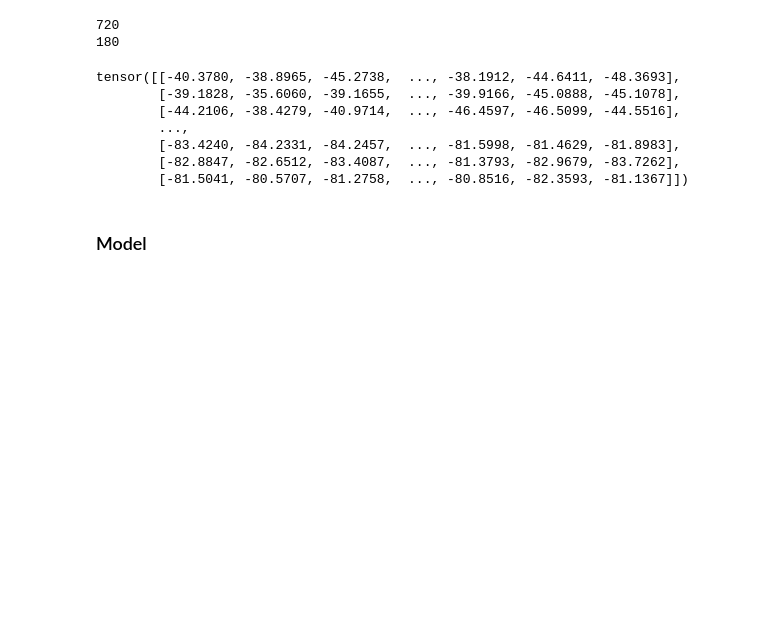
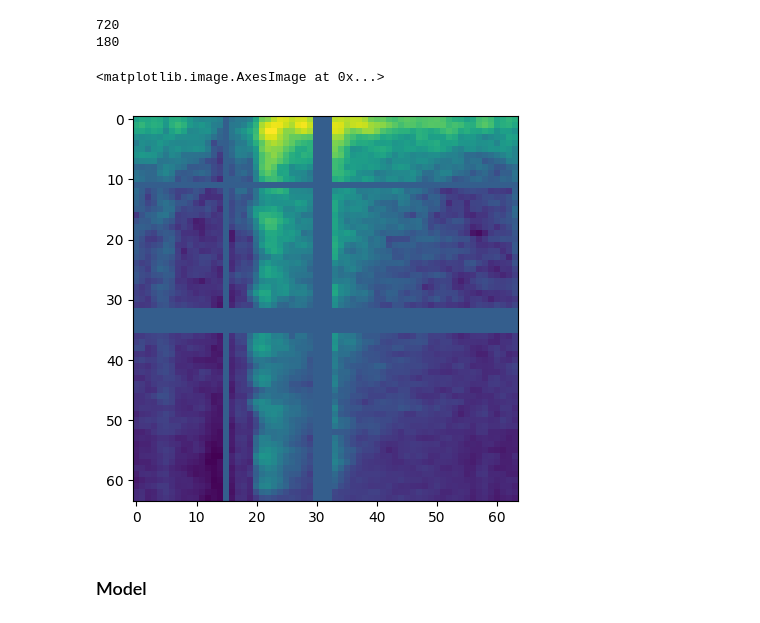
Before and after one commit to Botacin-s-Lab/EchoCrypt, a Jupyter notebook: New/version_1.ipynb, the cells around one changed output. Drawn from its saved outputs; the diff is of its cells as text; code cells hidden in the pictures; blank space fills up the shorter version.

```diff
--- a/New/version_1.ipynb
+++ b/New/version_1.ipynb
@@ -134,9 +128,10 @@ data_frame, sr = convert_to_df(AUDIO_FILE, keys, labels, data_dict)
 # %%
-print("Sample Rate --> \n", sr)
+print("Sample Rate --> \n", sample_rate)
+sr = sample_rate
 print("-"*50)
-print("data_frame.head() --> \n", data_frame.head())
+print("data_frame.head() --> \n", df.head())
 print("-"*50)
-print("data_frame.info() --> \n", data_frame.info())
+print("data_frame.info() --> \n", df.info())
 # %% [output]
 Sample Rate -->
  32000
@@ -158,7 +153,7 @@ data_frame.info() -->
 # %% [markdown]
 ### Start Training
 # %%
-train, test = train_test_split(data_frame, test_size=0.2)
+train, test = train_test_split(df, test_size=0.2)
 print(len(train))
 print(len(test))
 # %% [output]
@@ -245,10 +241,6 @@ val_loader = DataLoader(val_dataset, batch_size=BATCH_SIZE, shuffle=True)
-# %%
-train_dataset[0][0][0]
-# %% [output]
-tensor([[-40.3780, -38.8965, -45.2738,  ..., -38.1912, -44.6411, -48.3693],
-        [-39.1828, -35.6060, -39.1655,  ..., -39.9166, -45.0888, -45.1078],
-        [-44.2106, -38.4279, -40.9714,  ..., -46.4597, -46.5099, -44.5516],
-        ...,
-        [-83.4240, -84.2331, -84.2457,  ..., -81.5998, -81.4629, -81.8983],
-        [-82.8847, -82.6512, -83.4087,  ..., -81.3793, -82.9679, -83.7262],
-        [-81.5041, -80.5707, -81.2758,  ..., -80.8516, -82.3593, -81.1367]])
+# %%
+fig, ax = plt.subplots(1, 1, figsize=(5, 5))
+ax.imshow(train_dataset[0][0][0], cmap='viridis')
+# %% [output]
+<matplotlib.image.AxesImage at 0x...>
+[figure, added]
```
Also changed, not shown: parts of 7 cells of this notebook, 3 other files.
